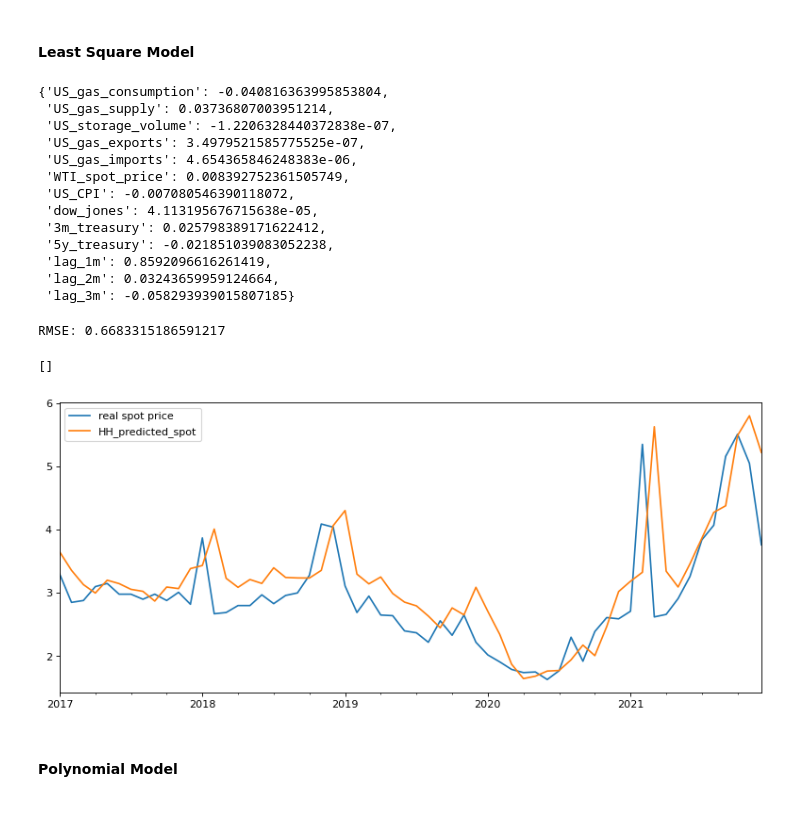
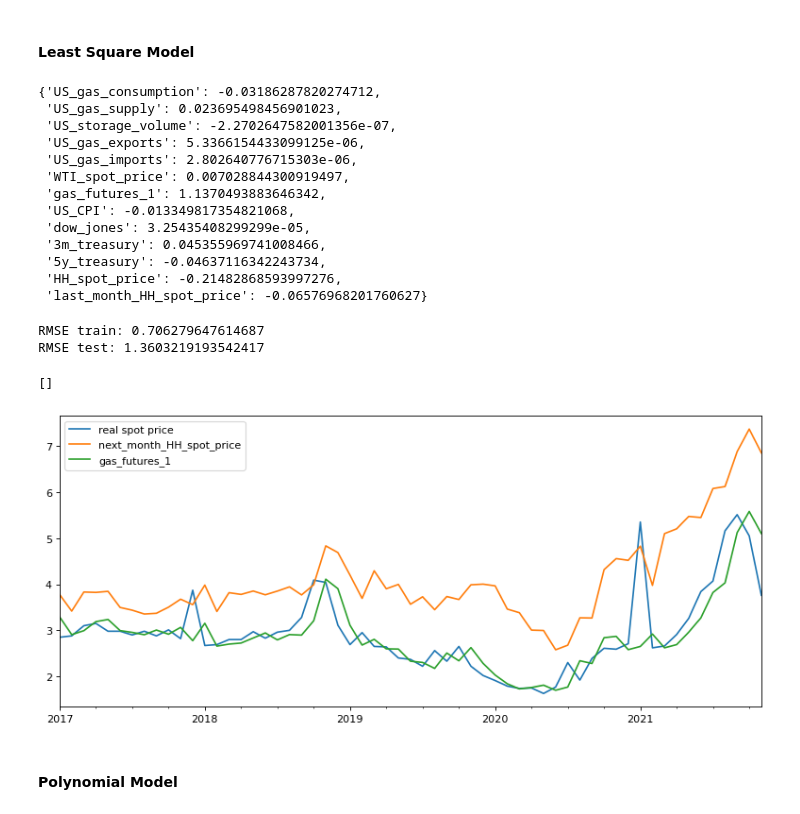
Before and after one commit to yahanxu/Team-2, a Jupyter notebook: data_processing.ipynb, the cells around one changed output. Drawn from its saved outputs; the diff is of its cells as text; code cells hidden in the pictures.

```diff
--- a/data_processing.ipynb
+++ b/data_processing.ipynb
@@ -119,12 +128,11 @@ plt.show()
 # %% [markdown]
 ### Add the lagged value of the spot price
 # %%
-df['HH_spot_price'] = nasdaqdatalink.get('EIA/NG_RNGWHHD_M', start_date='1997-01-07', end_date='2022-01-31')
-df['lag_1m'] = df['HH_spot_price'].shift(1)  # one month lag
-df['lag_2m'] = df['HH_spot_price'].shift(2)  # two months lag
-df['lag_3m'] = df['HH_spot_price'].shift(3)  # three months lag
+df['next_month_HH_spot_price'] = nasdaqdatalink.get('EIA/NG_RNGWHHD_M', start_date='1997-01-07', end_date='2022-01-31').shift(-1)
+df['HH_spot_price'] = nasdaqdatalink.get('EIA/NG_RNGWHHD_M', start_date='1997-01-07', end_date='2022-01-31')  # current month spot
+df['last_month_HH_spot_price'] = df['HH_spot_price'].shift(1)  # one month lagged spot
 
-features += ['lag_1m', 'lag_2m', 'lag_3m']  # new features
+features += ['HH_spot_price', 'last_month_HH_spot_price']  # new features
 df = df.dropna()
 df
 # %% [output]
@@ -166,37 +180,40 @@ plt.show()
 from sklearn.linear_model import LinearRegression
 
 model_ols = LinearRegression()
-X_train, y_train = train.drop('HH_spot_price', axis=1), train['HH_spot_price']
-X_test, y_test = test.drop('HH_spot_price', axis=1), test['HH_spot_price']
+X_train, y_train = train.drop('next_month_HH_spot_price', axis=1), train['next_month_HH_spot_price']
+X_test, y_test = test.drop('next_month_HH_spot_price', axis=1), test['next_month_HH_spot_price']
 model_ols.fit(X_train, y_train)
 dict(zip(features, model_ols.coef_))
 # %% [output]
-{'US_gas_consumption': -0.040816363995853804,
- 'US_gas_supply': 0.03736807003951214,
- 'US_storage_volume': -1.2206328440372838e-07,
- 'US_gas_exports': 3.4979521585775525e-07,
- 'US_gas_imports': 4.654365846248383e-06,
- 'WTI_spot_price': 0.008392752361505749,
- 'US_CPI': -0.007080546390118072,
- 'dow_jones': 4.113195676715638e-05,
- '3m_treasury': 0.025798389171622412,
- '5y_treasury': -0.021851039083052238,
- 'lag_1m': 0.8592096616261419,
- 'lag_2m': 0.03243659959124664,
- 'lag_3m': -0.058293939015807185}
+{'US_gas_consumption': -0.03186287820274712,
+ 'US_gas_supply': 0.023695498456901023,
+ 'US_storage_volume': -2.2702647582001356e-07,
+ 'US_gas_exports': 5.3366154433099125e-06,
+ 'US_gas_imports': 2.802640776715303e-06,
+ 'WTI_spot_price': 0.007028844300919497,
+ 'gas_futures_1': 1.1370493883646342,
+ 'US_CPI': -0.013349817354821068,
+ 'dow_jones': 3.25435408299299e-05,
+ '3m_treasury': 0.045355969741008466,
+ '5y_treasury': -0.04637116342243734,
+ 'HH_spot_price': -0.21482868593997276,
+ 'last_month_HH_spot_price': -0.06576968201760627}
 # %%
-y_ols_pred = pd.DataFrame(model_ols.predict(X_test), index=y_test.index, columns=['HH_predicted_spot'])
-print('RMSE test:', np.sqrt(mean_squared_error(y_test, y_ols_pred)))
+y_ols_pred_train = pd.DataFrame(model_ols.predict(X_train), index=y_train.index, columns=['next_month_HH_spot_price'])
+y_ols_pred_test = pd.DataFrame(model_ols.predict(X_test), index=y_test.index, columns=['next_month_HH_spot_price'])
+print('RMSE train:', np.sqrt(mean_squared_error(y_train, y_ols_pred_train)))
+print('RMSE test:', np.sqrt(mean_squared_error(y_test, y_ols_pred_test)))
 fig, ax = plt.subplots(figsize=(12,5))
 y_test.plot(ax=ax, label='real spot price')
-y_ols_pred.plot(ax=ax, label='forecasted spot price')
-#X_test['gas_futures_1'].to_frame().plot(ax=ax, label='real futures price')
+y_ols_pred_test.plot(ax=ax, label='forecasted spot price')
+X_test['gas_futures_1'].to_frame().plot(ax=ax, label='real futures price')
 plt.legend()
 plt.plot()
 # %% [output]
-RMSE: 0.6683315186591217
+RMSE train: 0.706279647614687
+RMSE test: 1.3603219193542417
 []
-[figure, old version]
+[figure, new version]
 # %% [markdown]
 #### Polynomial Model
 # %% [markdown]
```
Also changed, not shown: parts of 18 cells of this notebook.
